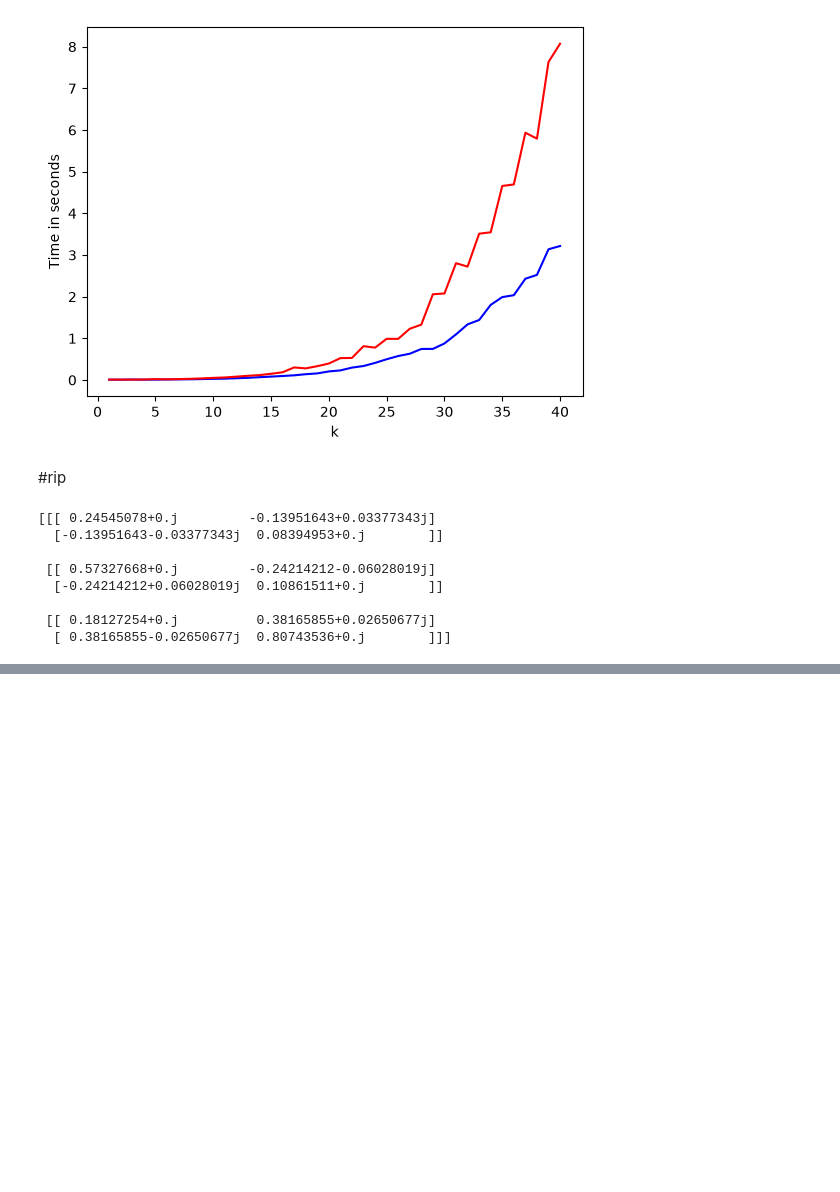
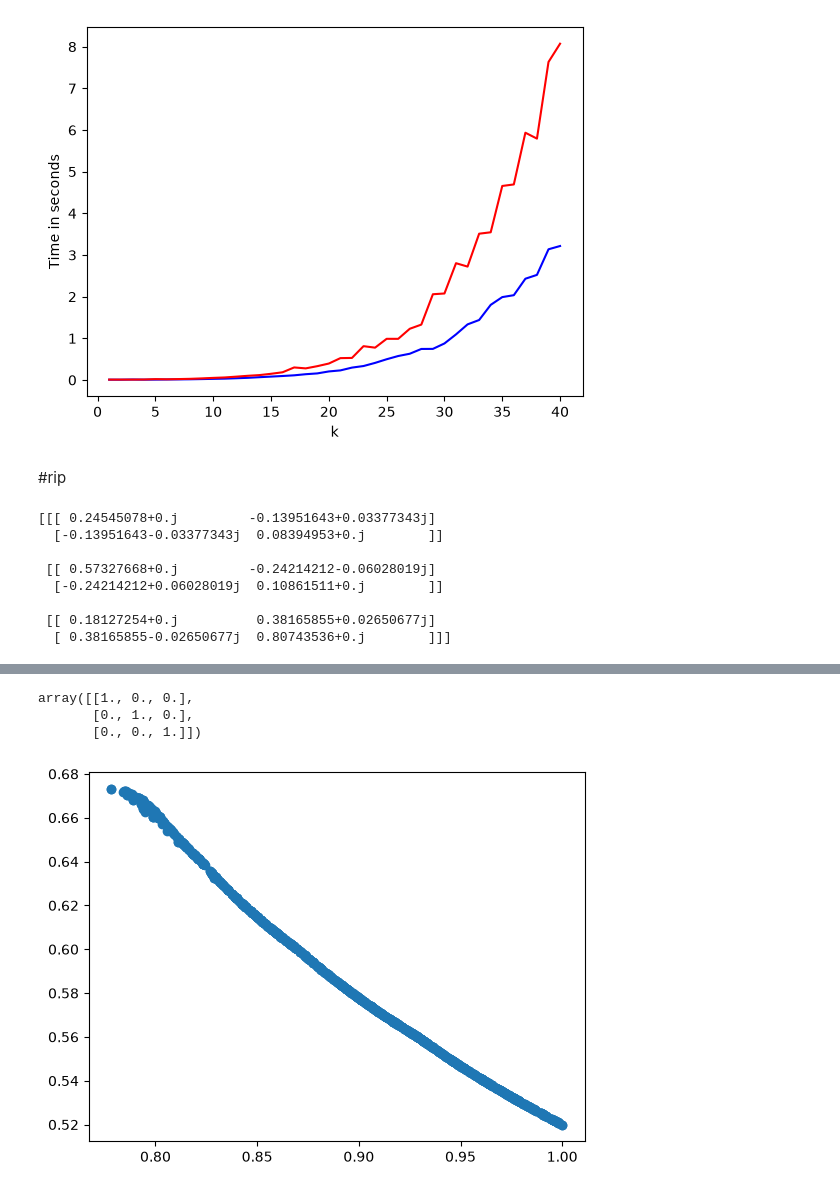
Before and after one commit to JSchuemann-physics/Bose-symmetric-extensions-of-multimeters, a Jupyter notebook: Bose-symmetric extensions.ipynb, the cells around one changed output, grey strips where cells are left out. Cells and saved outputs as stored; diff of their text form; code cells hidden in the pictures; blank space fills up the shorter version.

```diff
--- a/Bose-symmetric extensions.ipynb
+++ b/Bose-symmetric extensions.ipynb
@@ -1077,0 +1279,15 @@ print(miracle_POVM)
+# %%
+meas = POVMs_3outc[15]
+assert(is_measurement(meas))
+
+d = meas[0].shape[0] #dimension of the Hilbert space
+n_a = len(meas) #number of effects
+SDP = pc.Problem()
+
+# Constants
+M = [pc.Constant(f"M_{a}", meas[a]) for a in range(n_a)]
+p = pc.RealVariable(f"p", shape = (1, n_a), lower = 0, upper = 1)
+E = pc.sum([p[a] * M[a] for a in range(n_a)])
+SDP.set_objective("min", (pc.trace(E) - (E | E)))
+
+print(SDP)
@@ -1077,0 +1299,10 @@ print(miracle_POVM)
+# %%
+start_time = time.time()
+SDP.solve(solver="mosek", verbosity=1)
+end_time = time.time()
+
+p = SDP.get_variable("p").value
+t = end_time - start_time
+
+print(p)
+print(t)
@@ -1077,0 +1343,21 @@ print(miracle_POVM)
+# %%
+np.eye(3)
+# %% [output]
+array([[1., 0., 0.],
+       [0., 1., 0.],
+       [0., 0., 1.]])
+# %%
+POVM_ranking = cg_projectiveness
+
+POVMs_3outc_ranks = []
+
+for p in POVMs_3outc:
+    #print(POVM_ranking(p))
+    POVMs_3outc_ranks.append(POVM_ranking(p))
+
+fig, ax = plt.subplots()
+
+ax.scatter(POVMs_3outc_ranks, eta_array_3outc)
+plt.show()
+# %% [output]
+[figure, added]
```
Also changed, not shown: parts of 19 cells of this notebook, 3 other files.
